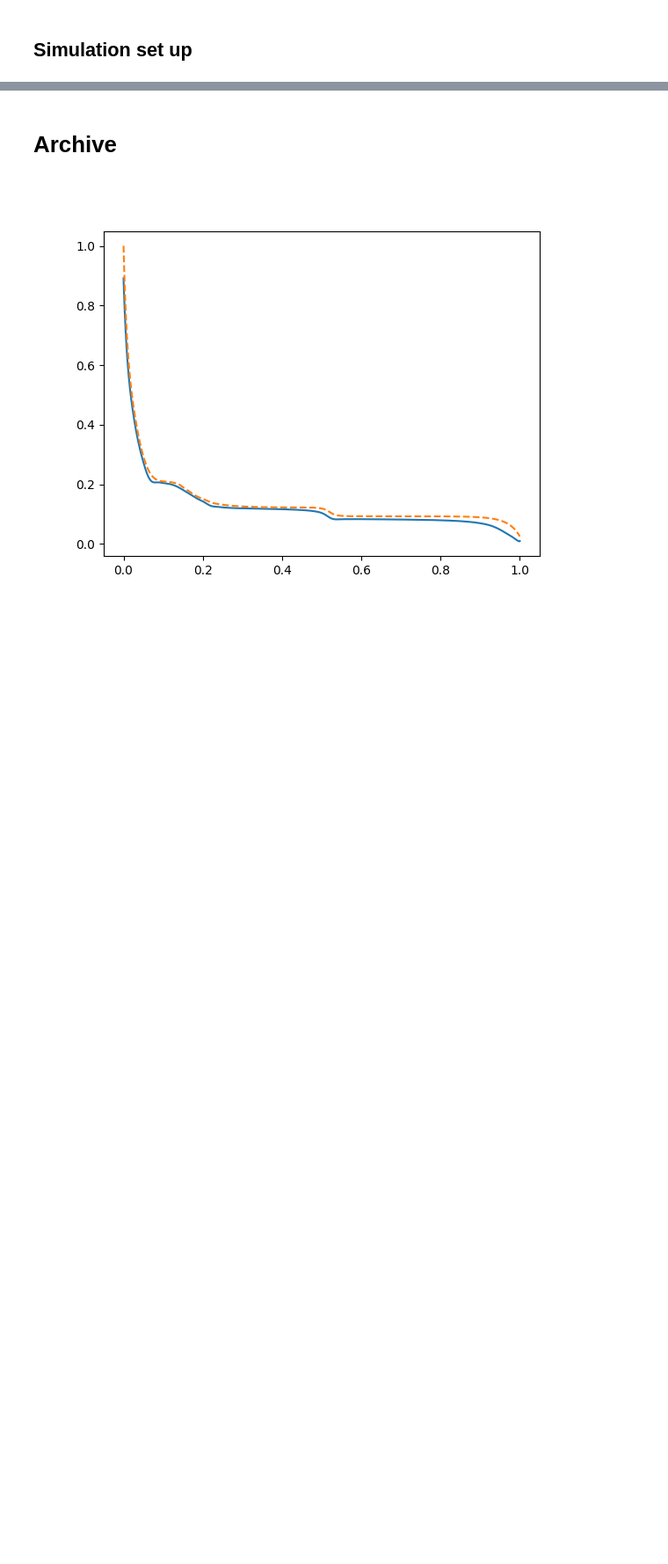
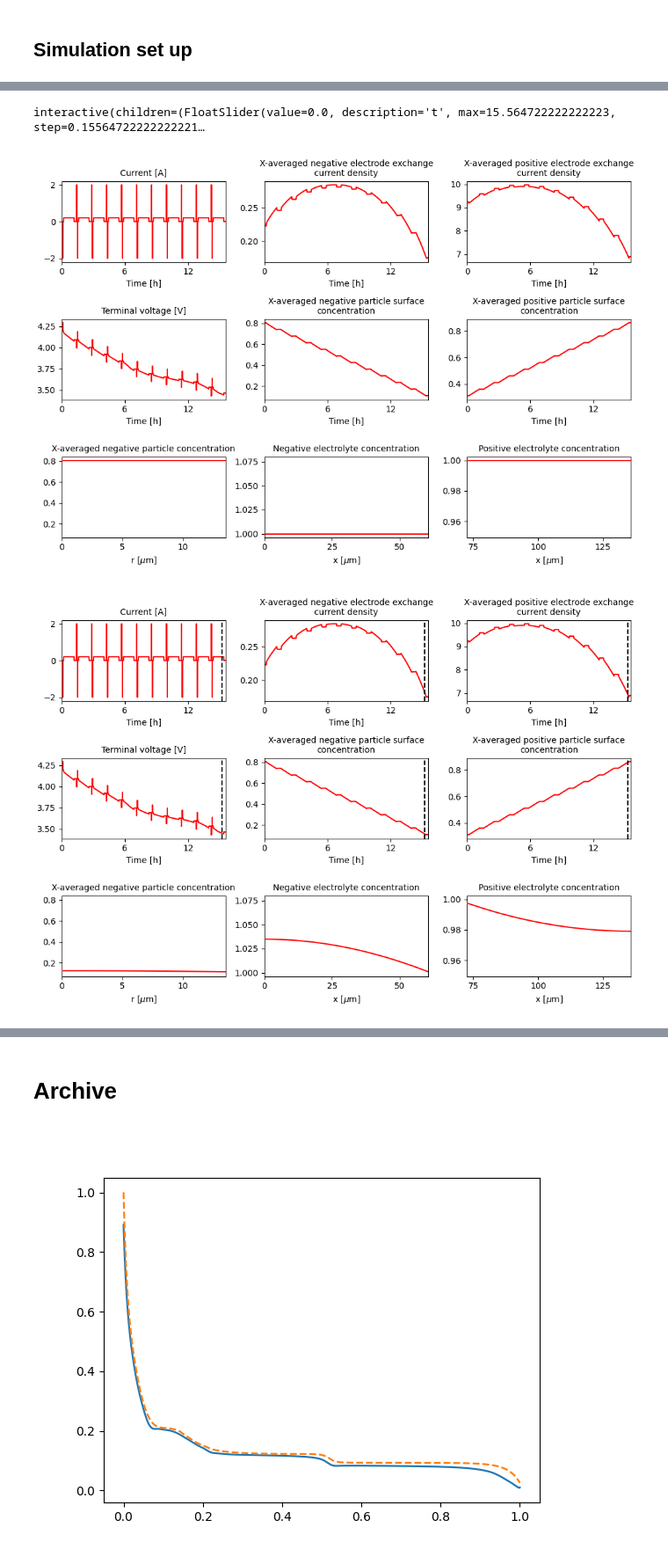
Before and after one commit to viviantran27/PyBaMM, a Jupyter notebook: degradation_model/tuning_umbl2022feb/verify_initial_parameters.ipynb, the cells around one changed output, grey strips where cells are left out. Shown at 88% size. Cells and saved outputs as stored; diff of their text form; code cells hidden in the pictures; blank space fills up the shorter version.

```diff
--- a/degradation_model/tuning_umbl2022feb/verify_initial_parameters.ipynb
+++ b/degradation_model/tuning_umbl2022feb/verify_initial_parameters.ipynb
@@ -219,0 +219,28 @@ plt.savefig('./figs/' + cell_name + '.jpg',format='jpg',dpi=300)
+# %%
+%matplotlib widget
+
+solution = sols[0]
+quick_plot = pybamm.QuickPlot(solution, figsize=[10,7],n_rows = 3, output_variables=[
+    'Current [A]',
+    'X-averaged negative electrode exchange current density',# [A.m-2]',
+    'X-averaged positive electrode exchange current density',# [A.m-2]',
+
+    'Terminal voltage [V]',
+    'X-averaged negative particle surface concentration',
+    'X-averaged positive particle surface concentration',
+
+    # 'Volume-averaged cell temperature [K]',
+    # 'Cell temperature [K]',
+    # 'Decomposition heating [W.m-3]',
+    'X-averaged negative particle concentration',
+    # 'X-averaged positive particle concentration',
+
+    # 'Discharge capacity [A.h]',
+    'Negative electrolyte concentration',# [mol.m-3]',
+    'Positive electrolyte concentration',# [mol.m-3]',
+    ])
+quick_plot.dynamic_plot()
+# %% [output]
+interactive(children=(FloatSlider(value=0.0, description='t', max=15.564722222222223, step=0.15564722222222221…
+[figure, added]
+[figure, added]
```
Also changed, not shown: parts of 7 cells of this notebook, 15 other files.
